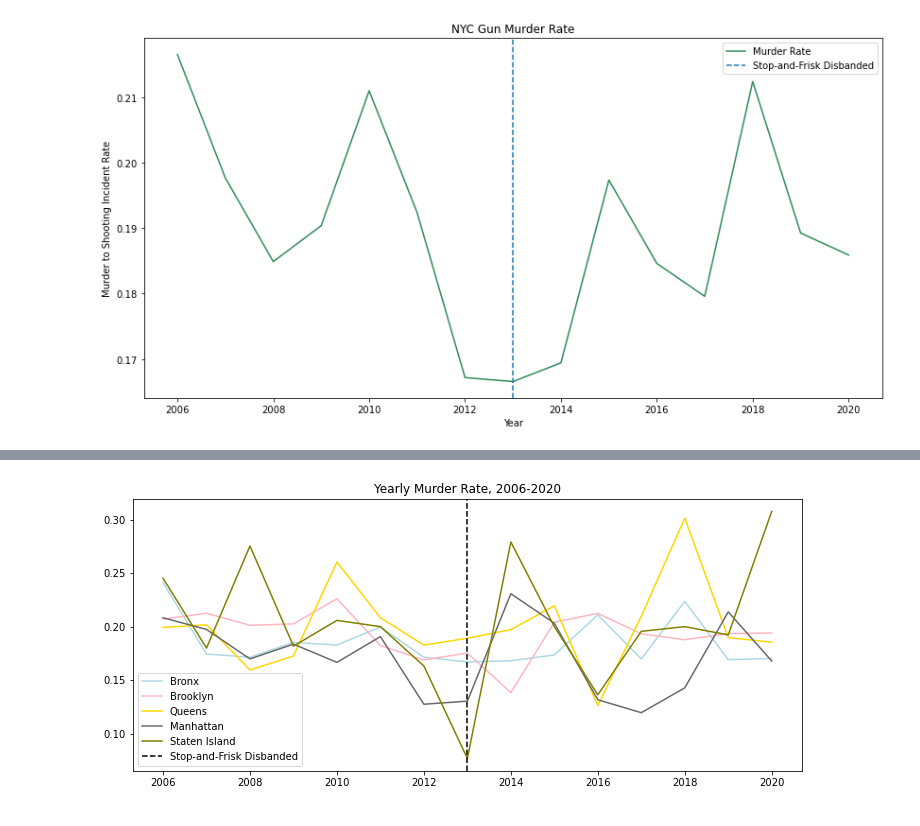
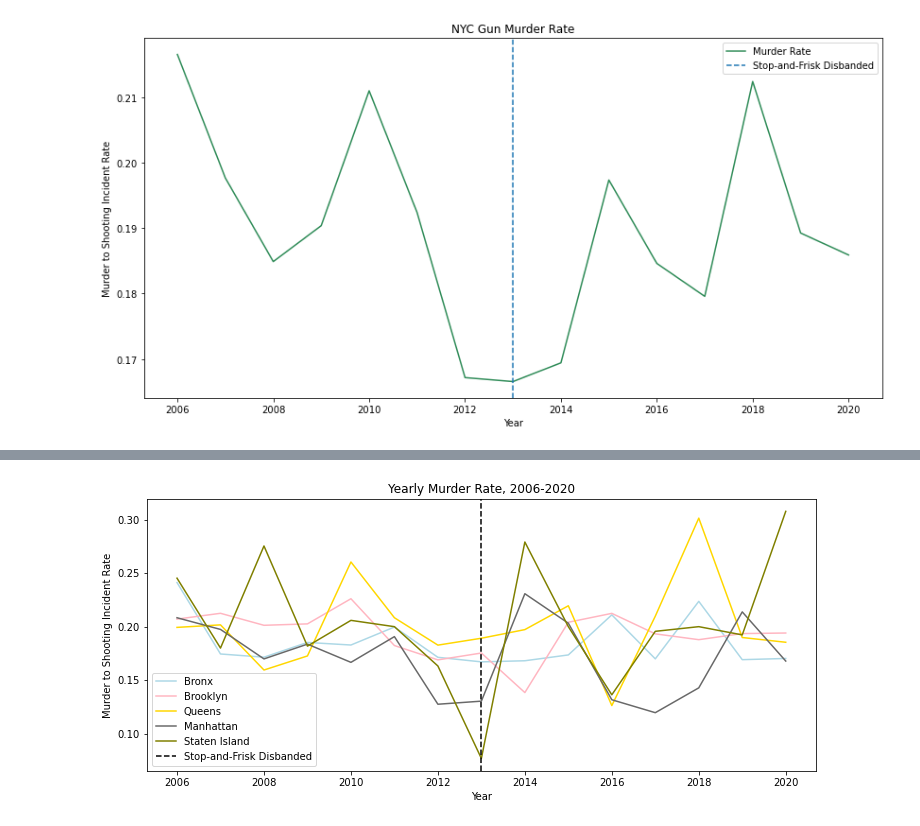
Before and after one commit to sashasabater/nyc-gun-violence, a Jupyter notebook: notebooks/nypd.ipynb, the cells around one changed output, grey strips where cells are left out. Saved outputs shown, nothing was run; the diff lists cells and outputs as text; code cells hidden in the pictures.

```diff
--- a/notebooks/nypd.ipynb
+++ b/notebooks/nypd.ipynb
@@ -47,0 +62,10 @@ geo_ny = geo_ny.set_geometry('points')
+# %%
+#dividing dataset into pre-2013, post-2013, and 2013
+pre = gpd.GeoDataFrame(whole.loc[whole.Year < 2013], geometry = 'points')
+post = gpd.GeoDataFrame(whole.loc[whole.Year > 2013], geometry = 'points')
+stop = gpd.GeoDataFrame(whole.loc[whole.Year == 2013], geometry = 'points')
+# %%
+#pre-2013, post-2013, 2013 murders
+pre_k = gpd.GeoDataFrame(pre[pre.STATISTICAL_MURDER_FLAG == True], geometry = 'points')
+post_k = gpd.GeoDataFrame(post[post.STATISTICAL_MURDER_FLAG == True], geometry = 'points')
+stop_k = gpd.GeoDataFrame(stop[stop.STATISTICAL_MURDER_FLAG == True], geometry = 'points')
@@ -48,7 +76,7 @@ geo_ny = geo_ny.set_geometry('points')
 # %%
 #geodataframes of kills by boro
-geo_bronx = geo_k[geo_k.BORO == 'BRONX']
-geo_bk = geo_k[geo_k.BORO == 'BROOKLYN']
-geo_qns = geo_k[geo_k.BORO == 'QUEENS']
-geo_st = geo_k[geo_k.BORO == 'STATEN ISLAND']
-geo_mn = geo_k[geo_k.BORO == 'MANHATTAN']
+geo_bronx = geo_k.loc[geo_k.borough == 'Bronx']
+geo_bk = geo_k.loc[geo_k.borough == 'Brooklyn']
+geo_qns = geo_k.loc[geo_k.borough == 'Queens']
+geo_st = geo_k.loc[geo_k.borough == 'Staten Island']
+geo_mn = geo_k.loc[geo_k.borough == 'Manhattan']
@@ -54,0 +90,5 @@ geo_mn = geo_k[geo_k.BORO == 'MANHATTAN']
+# %%
+#setting all geodataframes to same coordinate referencing system
+gdfs = [geo_k, pre, post, stop, pre_k, post_k, stop_k, geo_bronx, geo_bk, geo_qns, geo_st, geo_mn, geo_ny,bronx_map, brooklyn_map, queens_map, manhattan_map, staten_map, brooklyn, bronx, queens, manhattan, staten]
+for df in gdfs:
+    df.crs = {'init': 'epsg:4326'}
@@ -199,13 +224,15 @@ plt.savefig('../images/borough-murders.png');
 # %%
 fig, ax = plt.subplots(figsize = (12, 5))
 ax.plot(yearly.index, yearly.Bronx,color = 'lightblue', label = 'Bronx')
 ax.plot(yearly.index,yearly.Brooklyn, color = 'lightpink', label = 'Brooklyn')
 ax.plot(yearly.index,yearly.Queens, color = 'gold', label = 'Queens')
 ax.plot(yearly.index,yearly.Manhattan, color='dimgray', label = 'Manhattan')
 ax.plot(yearly.index,yearly['Staten Island'], color = 'olive', label = 'Staten Island')
 ax.set_title('Yearly Murder Rate, 2006-2020')
 ax.axvline(2013, linestyle = '--', color = 'black', label = 'Stop-and-Frisk Disbanded')
+ax.set_xlabel('Year')
+ax.set_ylabel('Murder to Shooting Incident Rate')
 ax.legend()
 plt.savefig('../images/yearly-rate.png');
 # %% [output]
-[figure, old version]
+[figure, new version]
```
Also changed, not shown: parts of 24 cells of this notebook, 2 other files.
